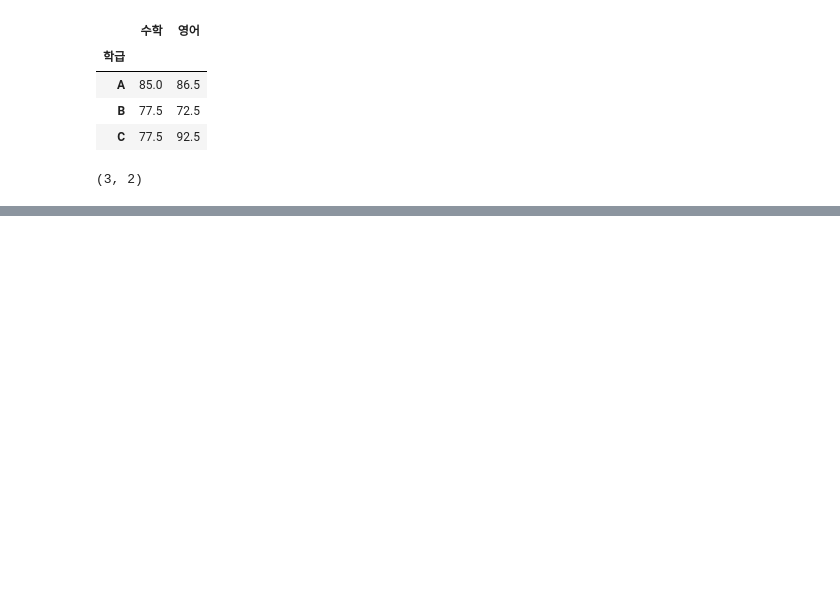
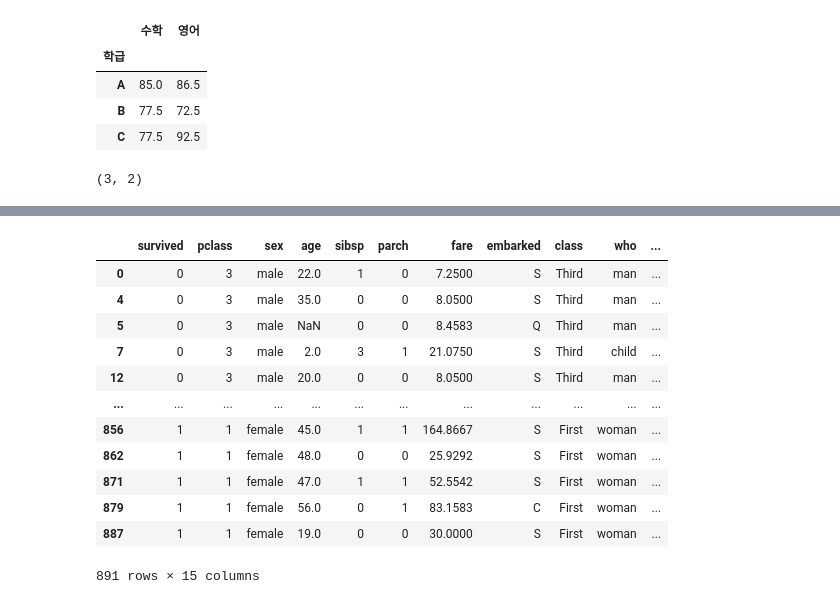
Before and after one commit to JSPARK0931/2025python, a Jupyter notebook: 02code/01test/07pandas_agg.ipynb, the cells around one changed output, grey strips where cells are left out. Drawn from its saved outputs; the diff is of its cells as text; code cells hidden in the pictures; blank space fills up the shorter version.

```diff
--- a/02code/01test/07pandas_agg.ipynb
+++ b/02code/01test/07pandas_agg.ipynb
@@ -127,0 +158,4 @@ df1[["수학","영어"]].agg(["mean","max", "count"])
+# %%
+# titanic.csv이용 agg
+tdf = pd.read_csv("data/titanic.csv")
+tdf.head()
@@ -127,0 +189,16 @@ df1[["수학","영어"]].agg(["mean","max", "count"])
+# %%
+tdf.sort_values(by=["pclass", "sex"], ascending=False)
+# %% [output]
+|  | survived | pclass | sex | age | sibsp | parch | fare | embarked | class | who | ... |
+| 0 | 0 | 3 | male | 22.0 | 1 | 0 | 7.2500 | S | Third | man | ... |
+| 4 | 0 | 3 | male | 35.0 | 0 | 0 | 8.0500 | S | Third | man | ... |
+| 5 | 0 | 3 | male | NaN | 0 | 0 | 8.4583 | Q | Third | man | ... |
+| 7 | 0 | 3 | male | 2.0 | 3 | 1 | 21.0750 | S | Third | child | ... |
+| 12 | 0 | 3 | male | 20.0 | 0 | 0 | 8.0500 | S | Third | man | ... |
+| ... | ... | ... | ... | ... | ... | ... | ... | ... | ... | ... | ... |
+| 856 | 1 | 1 | female | 45.0 | 1 | 1 | 164.8667 | S | First | woman | ... |
+| 862 | 1 | 1 | female | 48.0 | 0 | 0 | 25.9292 | S | First | woman | ... |
+| 871 | 1 | 1 | female | 47.0 | 1 | 1 | 52.5542 | S | First | woman | ... |
+| 879 | 1 | 1 | female | 56.0 | 0 | 1 | 83.1583 | C | First | woman | ... |
+| 887 | 1 | 1 | female | 19.0 | 0 | 0 | 30.0000 | S | First | woman | ... |
+891 rows × 15 columns
```
Also changed, not shown: parts of 29 cells of this notebook, 38 other files.
